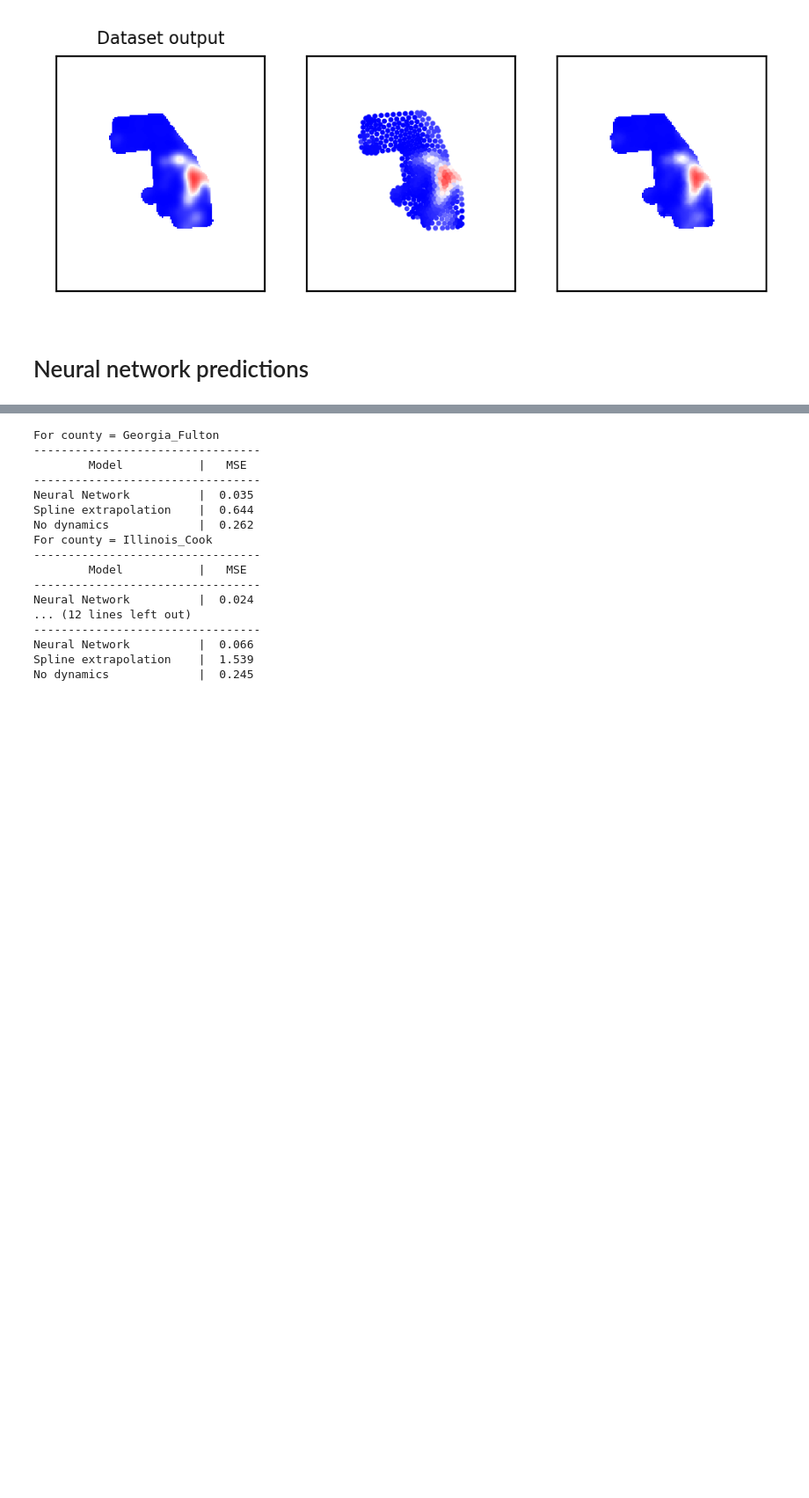
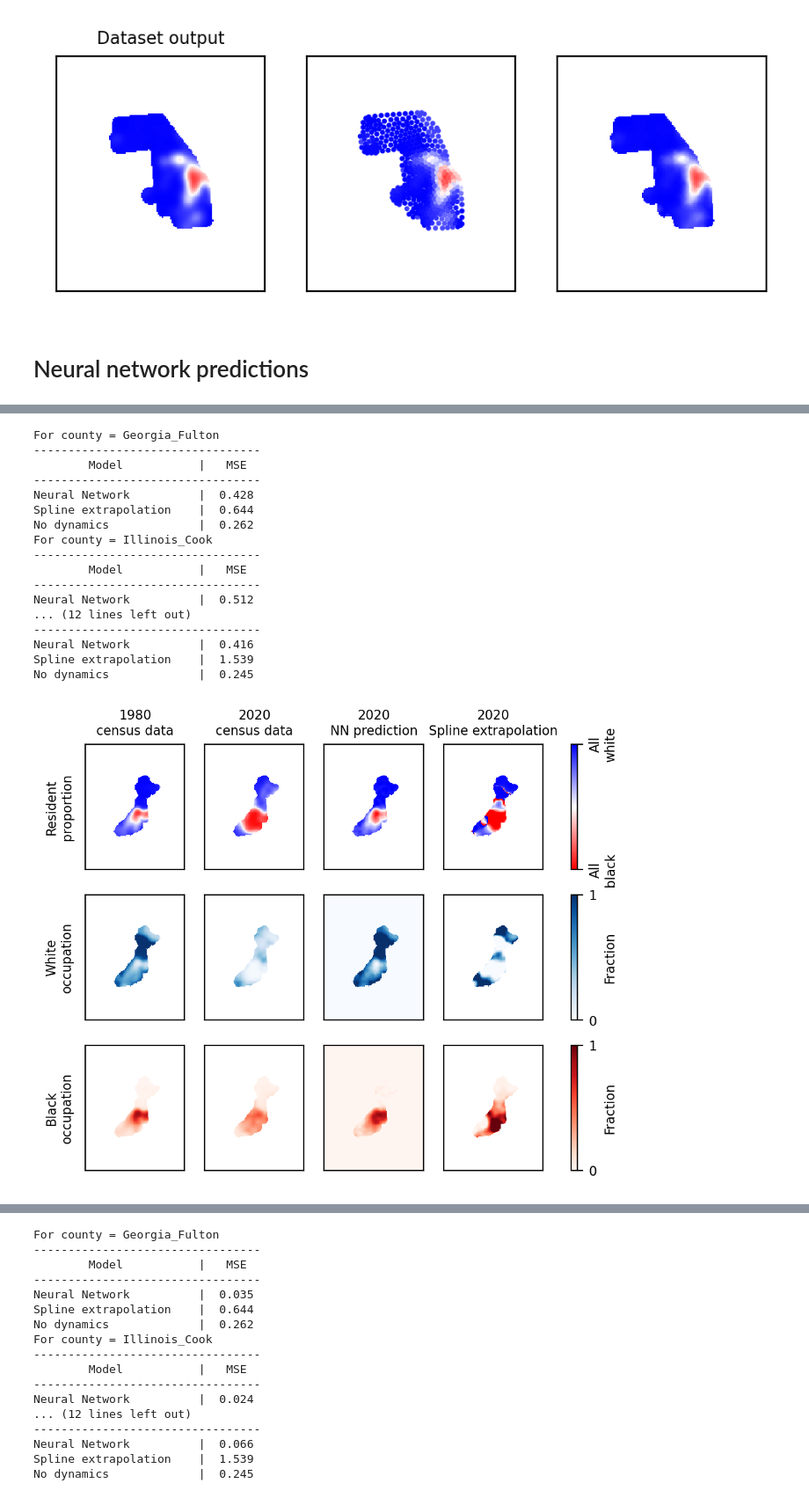
Before and after one commit to jcolen/sociohydro, a Jupyter notebook: decennial/DecennialPBNN.ipynb, the cells around one changed output, grey strips where cells are left out. Shown at 88% size. Saved outputs shown, nothing was run; the diff lists cells and outputs as text; code cells hidden in the pictures; blank space fills up the shorter version.

Commit message:
Redoing revision training with first 10 frames of test counties

```diff
--- a/decennial/DecennialPBNN.ipynb
+++ b/decennial/DecennialPBNN.ipynb
@@ -372,0 +269,31 @@ No dynamics             |  0.245
+# %%
+from census_pbnn import CensusPBNN
+
+info = torch.load('models/CensusPBNN_revision.ckpt')
+model = CensusPBNN().to(device)
+model.eval()
+model.load_state_dict(info['state_dict'], strict=False)
+
+make_predictions_plot(model, 'Georgia_Fulton');
+make_predictions_plot(model, 'Illinois_Cook');
+make_predictions_plot(model, 'Texas_Harris');
+make_predictions_plot(model, 'California_Los Angeles');
+# %% [output]
+For county = Georgia_Fulton
+---------------------------------
+        Model           |   MSE
+---------------------------------
+Neural Network          |  0.428
+Spline extrapolation    |  0.644
+No dynamics             |  0.262
+For county = Illinois_Cook
+---------------------------------
+        Model           |   MSE
+---------------------------------
+Neural Network          |  0.512
+... (12 lines left out)
+---------------------------------
+Neural Network          |  0.416
+Spline extrapolation    |  1.539
+No dynamics             |  0.245
+[figure, added]
```
Also changed, not shown: parts of 5 cells of this notebook, 10 other files.
